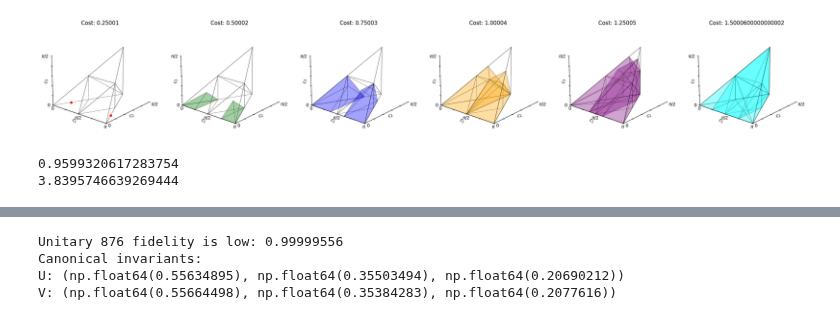
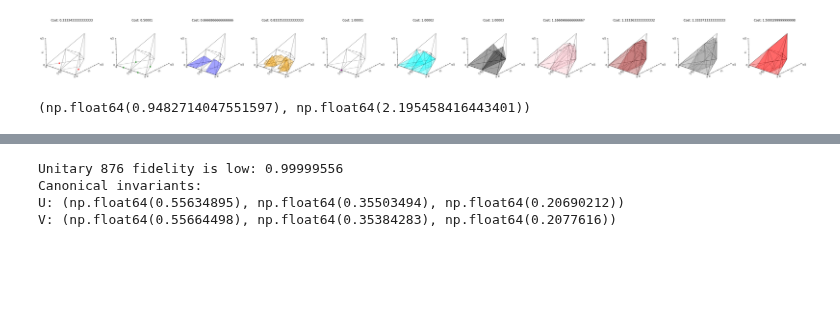
Before and after one commit to evmckinney9/gulps, a Jupyter notebook: src/notebooks/dev.ipynb, the cells around one changed output, grey strips where cells are left out. Cells and saved outputs as stored; diff of their text form; code cells hidden in the pictures; blank space fills up the shorter version.

```diff
--- a/src/notebooks/dev.ipynb
+++ b/src/notebooks/dev.ipynb
@@ -41,30 +41,29 @@ logger.setLevel("INFO")
 # %%
 def fsim(theta, phi):
     _fsim = QuantumCircuit(2, name="fsim")
     _fsim.append(XXPlusYYGate(2 * theta), [0, 1])
     _fsim.cp(phi, 0, 1)
     return _fsim.to_gate()
 
 
 # comment out what you don't want or add your own
 isa = [
-    # (CXGate(), 1.0, "cx"),
-    # (CXGate().power(1 / 2), 1 / 2, "sqrt2cx"),
+    (CXGate(), 1.0, "cx"),
+    (CXGate().power(1 / 2), 1 / 2, "sqrt2cx"),
     # (iSwapGate(), 1.0, "iswap"),
-    # (iSwapGate().power(1 / 2), 1 / 2, "sqrt2iswap"),
-    # (iSwapGate().power(1 / 3), 1 / 3, "sqrt3iswap"),
-    (iSwapGate().power(1 / 4), 1 / 4, "sqrt4iswap"),
+    (iSwapGate().power(1 / 2), 1 / 2, "sqrt2iswap"),
+    (iSwapGate().power(1 / 3), 1 / 3, "sqrt3iswap"),
+    # (iSwapGate().power(1 / 4), 1 / 4, "sqrt4iswap"),
     # (fsim(np.pi / 2, np.pi / 6).power(1.0), 1.0, "fsim"),
     # (fsim(np.pi / 2, np.pi / 6).power(1 / 2), 1 / 2, "sqrt2fsim"),
     # (fsim(np.pi / 2, np.pi / 6).power(1 / 3), 1 / 3, "sqrt3fsim"),
     # (SwapGate(), 0.0, "swap"),
 ]
 gate_set, costs, names = zip(*isa)
 decomposer = GulpsDecomposer(gate_set=gate_set, costs=costs, names=names)
 if hasattr(decomposer.isa, "coverage_set"):
     _plot_coverage_set(decomposer.isa.coverage_set)
     print(expected_haar_and_depth(decomposer.isa.coverage_set))
 # %% [output]
-[figure, old version]
+[figure, new version]
-0.9599320617283754
-3.8395746639269444
+(np.float64(0.9482714047551597), np.float64(2.195458416443401))
```
Also changed, not shown: parts of 4 cells of this notebook, 4 other files.
